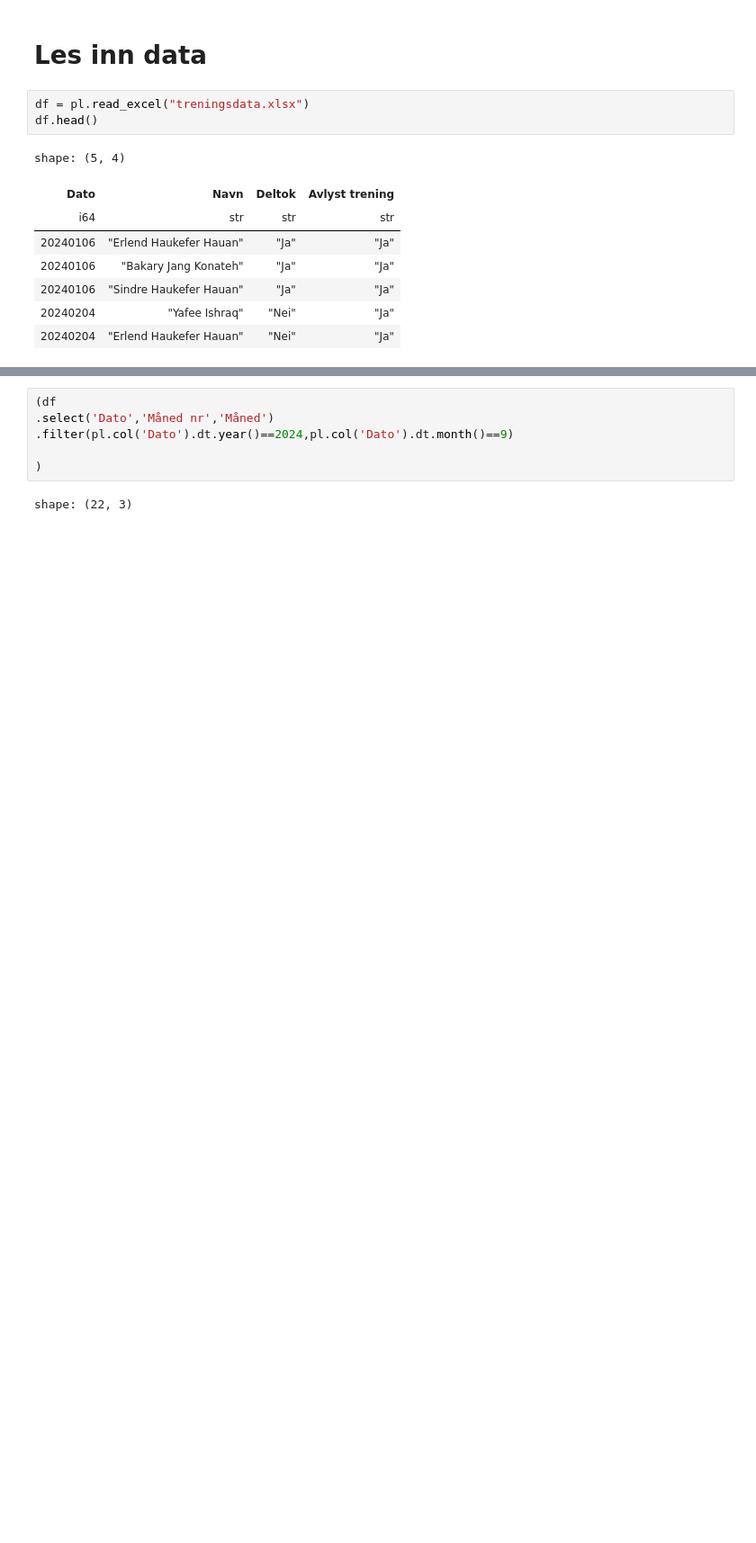
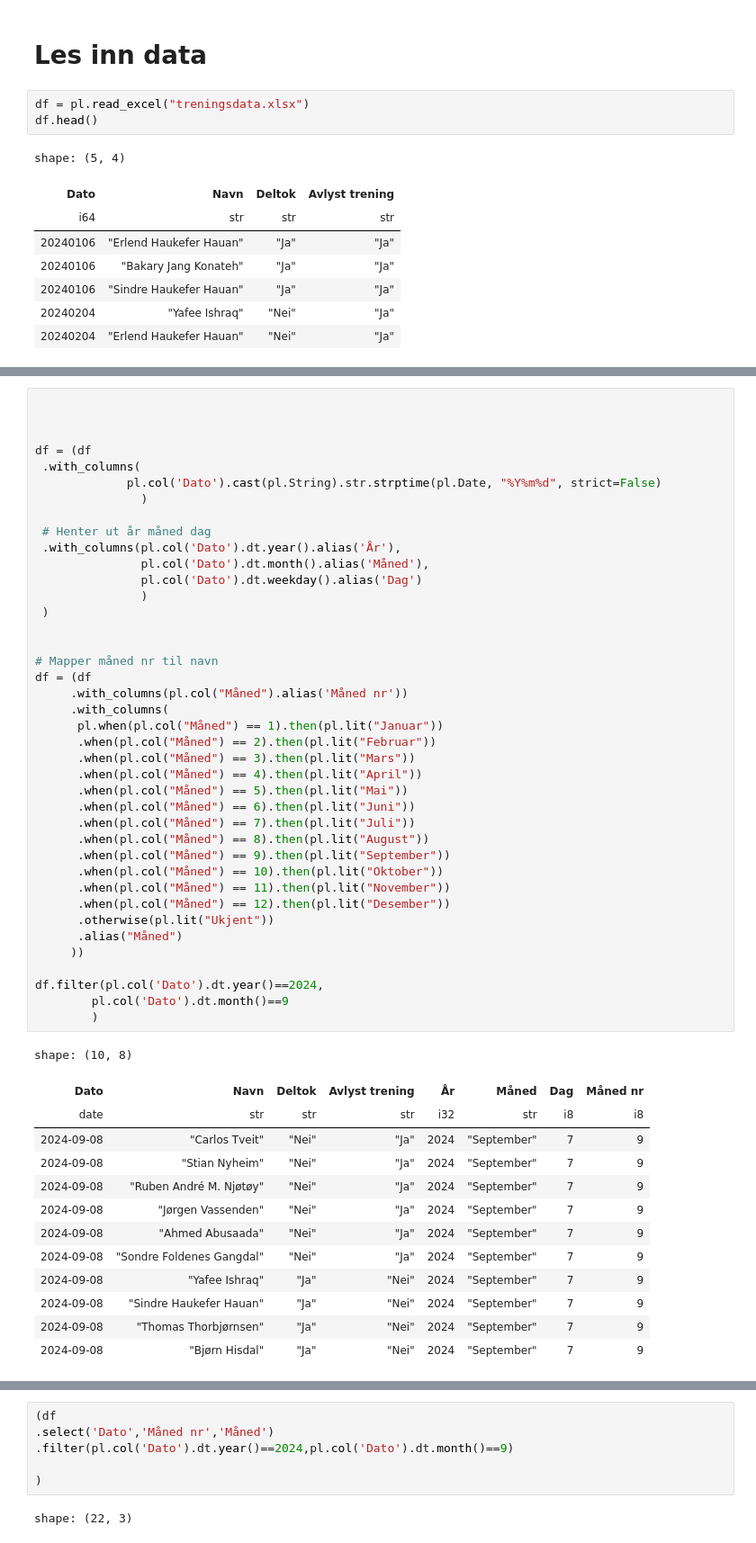
Before and after one commit to PolarsDude/treningsstatistikk-, a Jupyter notebook: test_fil.ipynb, the cells around one changed output, grey strips where cells are left out. Shown at 90% size. Drawn from its saved outputs; the diff is of its cells as text; blank space fills up the shorter version.

```diff
--- a/test_fil.ipynb
+++ b/test_fil.ipynb
@@ -49,3 +72,57 @@ df = (df
+# %%
+
+
+
+df = (df
+ .with_columns(
+             pl.col('Dato').cast(pl.String).str.strptime(pl.Date, "%Y%m%d", strict=False)
+               )
+
+ # Henter ut år måned dag
+ .with_columns(pl.col('Dato').dt.year().alias('År'),
+               pl.col('Dato').dt.month().alias('Måned'),
+               pl.col('Dato').dt.weekday().alias('Dag')
+               )
+ )
+
+
+# Mapper måned nr til navn
+df = (df
+     .with_columns(pl.col("Måned").alias('Måned nr'))
+     .with_columns(
+      pl.when(pl.col("Måned") == 1).then(pl.lit("Januar"))
+      .when(pl.col("Måned") == 2).then(pl.lit("Februar"))
+      .when(pl.col("Måned") == 3).then(pl.lit("Mars"))
+      .when(pl.col("Måned") == 4).then(pl.lit("April"))
+      .when(pl.col("Måned") == 5).then(pl.lit("Mai"))
+      .when(pl.col("Måned") == 6).then(pl.lit("Juni"))
+      .when(pl.col("Måned") == 7).then(pl.lit("Juli"))
+      .when(pl.col("Måned") == 8).then(pl.lit("August"))
+      .when(pl.col("Måned") == 9).then(pl.lit("September"))
+      .when(pl.col("Måned") == 10).then(pl.lit("Oktober"))
+      .when(pl.col("Måned") == 11).then(pl.lit("November"))
+      .when(pl.col("Måned") == 12).then(pl.lit("Desember"))
+      .otherwise(pl.lit("Ukjent"))
+      .alias("Måned")
+     ))
+
+df.filter(pl.col('Dato').dt.year()==2024,
+        pl.col('Dato').dt.month()==9
+        )
+# %% [output]
+shape: (10, 8)
+| Dato | Navn | Deltok | Avlyst trening | År | Måned | Dag | Måned nr |
+| date | str | str | str | i32 | str | i8 | i8 |
+| 2024-09-08 | "Carlos Tveit" | "Nei" | "Ja" | 2024 | "September" | 7 | 9 |
+| 2024-09-08 | "Stian Nyheim" | "Nei" | "Ja" | 2024 | "September" | 7 | 9 |
+| 2024-09-08 | "Ruben André M. Njøtøy" | "Nei" | "Ja" | 2024 | "September" | 7 | 9 |
+| 2024-09-08 | "Jørgen Vassenden" | "Nei" | "Ja" | 2024 | "September" | 7 | 9 |
+| 2024-09-08 | "Ahmed Abusaada" | "Nei" | "Ja" | 2024 | "September" | 7 | 9 |
+| 2024-09-08 | "Sondre Foldenes Gangdal" | "Nei" | "Ja" | 2024 | "September" | 7 | 9 |
+| 2024-09-08 | "Yafee Ishraq" | "Ja" | "Nei" | 2024 | "September" | 7 | 9 |
+| 2024-09-08 | "Sindre Haukefer Hauan" | "Ja" | "Nei" | 2024 | "September" | 7 | 9 |
+| 2024-09-08 | "Thomas Thorbjørnsen" | "Ja" | "Nei" | 2024 | "September" | 7 | 9 |
+| 2024-09-08 | "Bjørn Hisdal" | "Ja" | "Nei" | 2024 | "September" | 7 | 9 |
 # %%
 (df
 .filter(pl.col('Dato').dt.year()==2024,
```
Also changed, not shown: parts of 5 cells of this notebook, 1 other file.
